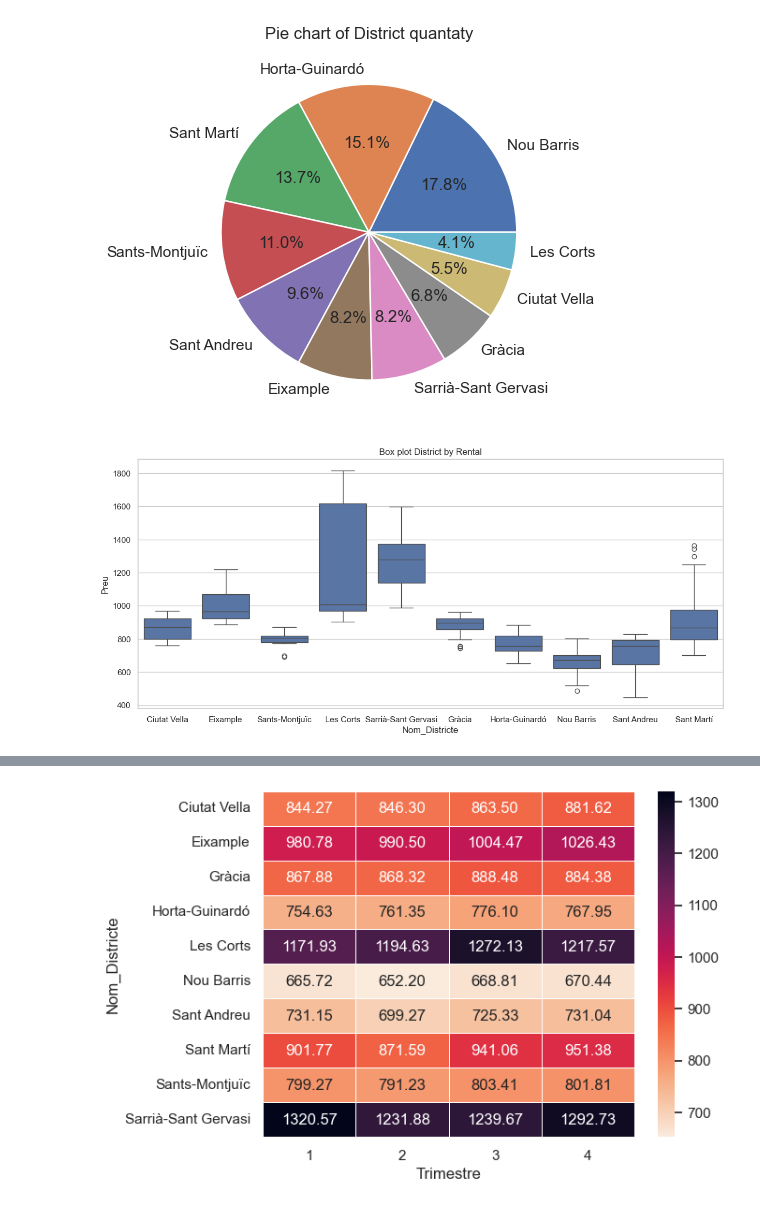
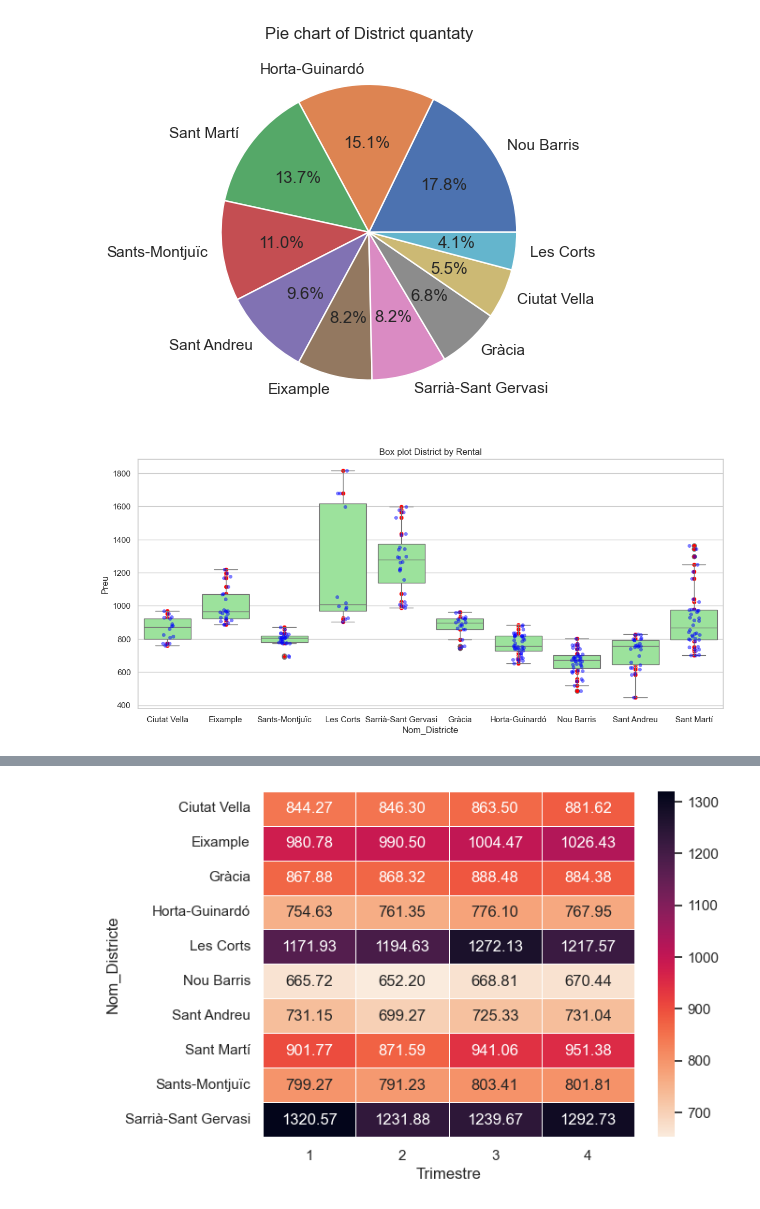
Before and after one commit to dfneto/itacademy, a Jupyter notebook: sprint4_visualization/task1.ipynb, the cells around one changed output, grey strips where cells are left out. Saved outputs shown, nothing was run; the diff lists cells and outputs as text; code cells hidden in the pictures.

```diff
--- a/sprint4_visualization/task1.ipynb
+++ b/sprint4_visualization/task1.ipynb
@@ -193,8 +195,10 @@ plt.savefig('6-Pie chart of District quantaty')
 # %%
 # Box plot District by Rental
 plt.figure(figsize=(14, 6))
 plt.title('Box plot District by Rental')
-sns.boxplot(data=df, x="Nom_Districte", y="Preu")
+sns.boxplot(data=df, x="Nom_Districte", y="Preu", color="lightgreen")
+sns.scatterplot(data=df, x='Nom_Districte', y='Preu', color='red')
+sns.stripplot(data=df, x="Nom_Districte", y="Preu", orient='v', color='blue', alpha= 0.5)
 plt.savefig('7-Box plot District by Rental')
 # %% [output]
-[figure, old version]
+[figure, new version]
```
Also changed, not shown: parts of 4 cells of this notebook, 2 other files.
